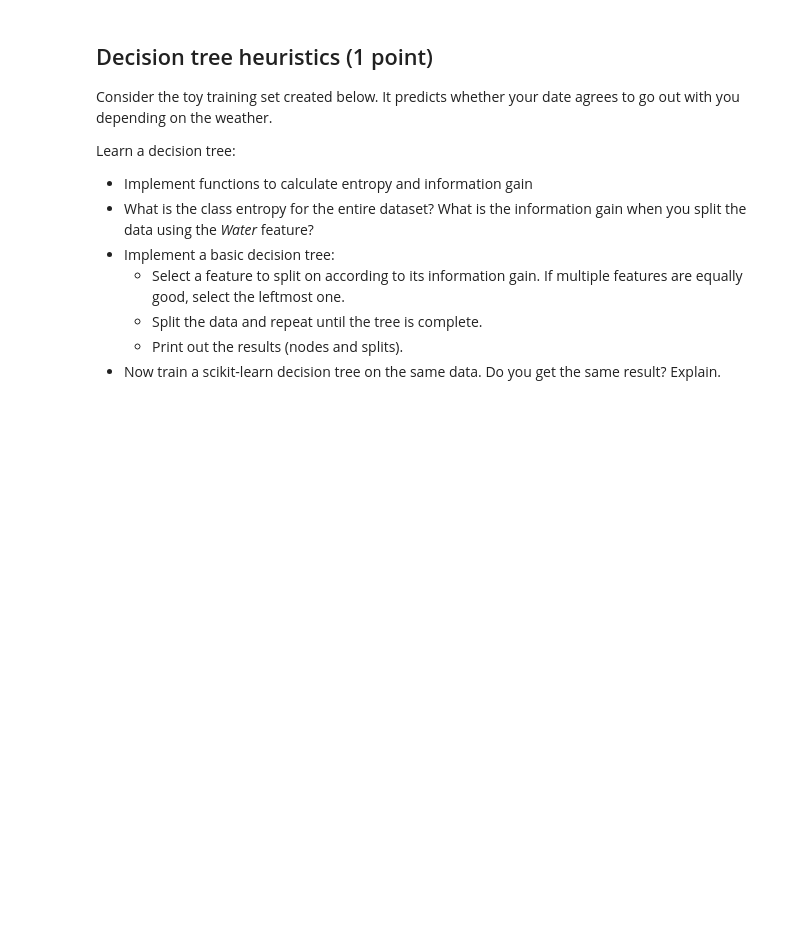
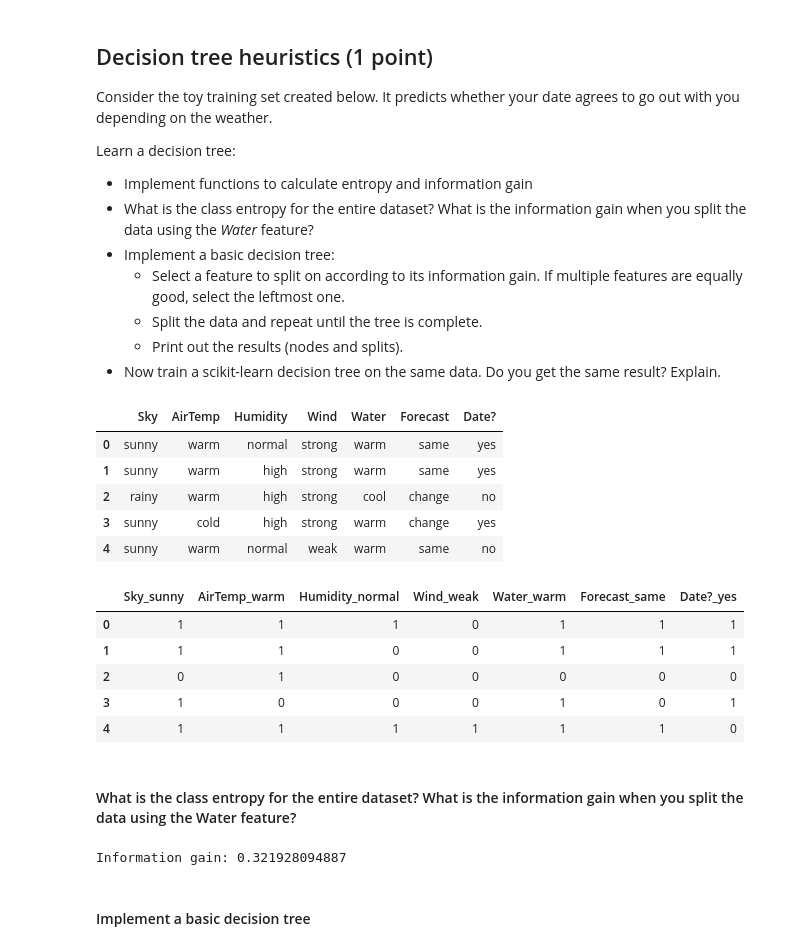
Before and after one commit to surajiyer/Machine-learning, a Jupyter notebook: A1-Iyer-Chen.ipynb, the cells around one changed output. Saved outputs shown, nothing was run; the diff lists cells and outputs as text; code cells hidden in the pictures; blank space fills up the shorter version.

```diff
--- a/A1-Iyer-Chen.ipynb
+++ b/A1-Iyer-Chen.ipynb
@@ -173,13 +302,36 @@ Learn a decision tree:
     - Print out the results (nodes and splits).
 - Now train a scikit-learn decision tree on the same data. Do you get the same result? Explain.
 # %%
+import pandas as pd
+import numpy as np
+
 df = pd.DataFrame({"Sky": ['sunny', 'sunny', 'rainy', 'sunny', 'sunny'],
                    "AirTemp": ['warm', 'warm', 'warm', 'cold', 'warm'],
                    "Humidity": ['normal', 'high', 'high', 'high', 'normal'],
                    "Wind": ['strong', 'strong', 'strong', 'strong', 'weak'],
                    "Water": ['warm', 'warm', 'cool', 'warm', 'warm'],
                    "Forecast": ['same', 'same', 'change', 'change', 'same'],
                    "Date?": ['yes', 'yes', 'no', 'yes', 'no']
                    })
 df = df[['Sky', 'AirTemp', 'Humidity', 'Wind', 'Water', 'Forecast', 'Date?']]  # Fix column ordering
 df  # print
+
+# One-hot encode
+cols_to_transform = ['Sky', 'AirTemp', 'Humidity', 'Wind', 'Water', 'Forecast', 'Date?']
+df1 = pd.get_dummies(df, columns=cols_to_transform)
+df1.drop(['Sky_rainy', 'AirTemp_cold', 'Humidity_high', 'Wind_strong',
+          'Water_cool', 'Forecast_change', 'Date?_no'], axis=1, inplace=True)
+df1
+# %% [output]
+|  | Sky | AirTemp | Humidity | Wind | Water | Forecast | Date? |
+| 0 | sunny | warm | normal | strong | warm | same | yes |
+| 1 | sunny | warm | high | strong | warm | same | yes |
+| 2 | rainy | warm | high | strong | cool | change | no |
+| 3 | sunny | cold | high | strong | warm | change | yes |
+| 4 | sunny | warm | normal | weak | warm | same | no |
+|  | Sky_sunny | AirTemp_warm | Humidity_normal | Wind_weak | Water_warm | Forecast_same | Date?_yes |
+| 0 | 1 | 1 | 1 | 0 | 1 | 1 | 1 |
+| 1 | 1 | 1 | 0 | 0 | 1 | 1 | 1 |
+| 2 | 0 | 1 | 0 | 0 | 0 | 0 | 0 |
+| 3 | 1 | 0 | 0 | 0 | 1 | 0 | 1 |
+| 4 | 1 | 1 | 1 | 1 | 1 | 1 | 0 |
@@ -192,0 +354,18 @@ def info_gain(pos1, neg1, pos2, neg2):
+# %% [markdown]
+#### What is the class entropy for the entire dataset? What is the information gain when you split the data using the Water feature?
+# %%
+pos1 = len(df1[df1['Date?_yes']==1])
+neg1 = len(df1[df1['Date?_yes']==0])
+E = entropy(pos1, neg1)  # class entropy of entire dataset
+
+pos2 = len(df1[(df1['Water_warm']==0) & (df1['Date?_yes']==1)])
+neg2 = len(df1[(df1['Water_warm']==0) & (df1['Date?_yes']==0)])
+pos3 = len(df1[(df1['Water_warm']==1) & (df1['Date?_yes']==1)])
+neg3 = len(df1[(df1['Water_warm']==1) & (df1['Date?_yes']==0)])
+
+IG = info_gain(pos2, neg2, pos3, neg3)
+print('Information gain:', IG)
+# %% [output]
+Information gain: 0.321928094887
+# %% [markdown]
+#### Implement a basic decision tree
```
Also changed, not shown: parts of 31 cells of this notebook, 32 other files.
